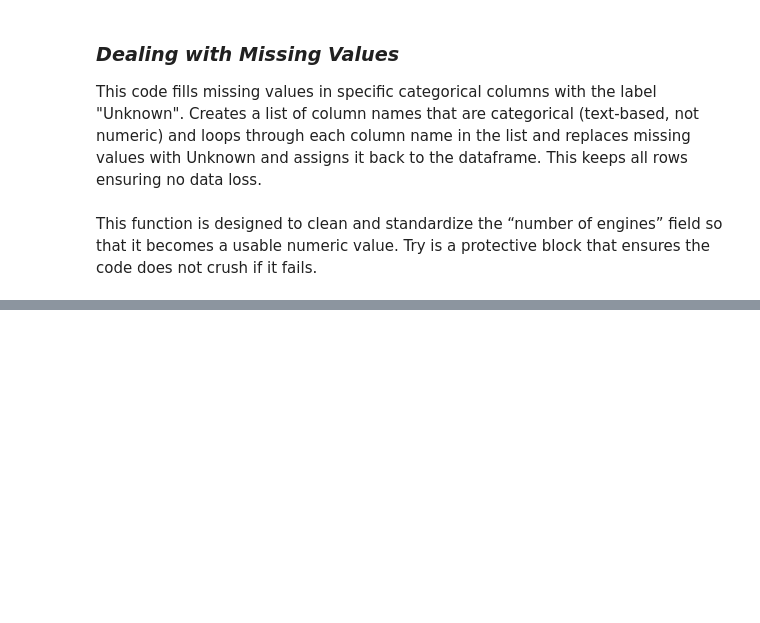
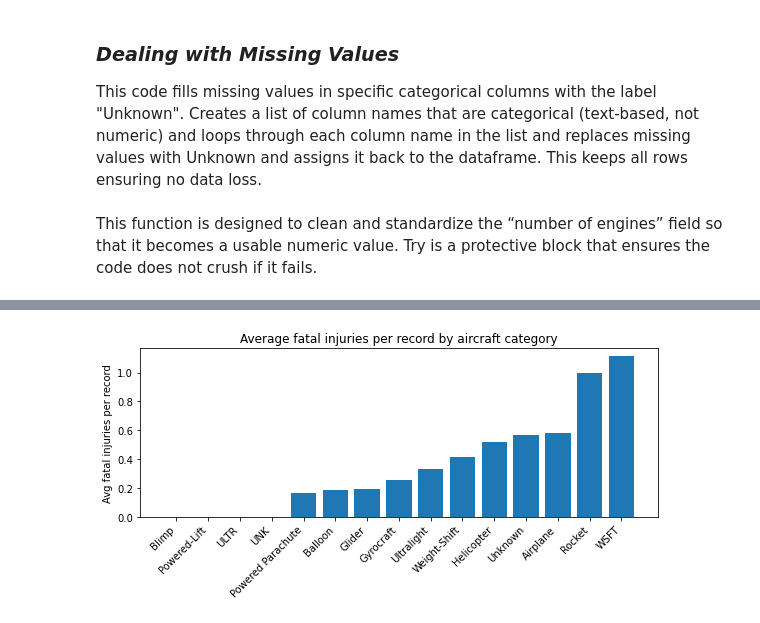
Before and after one commit to Apondi9911/New-Aviation-Fleet-Acquisition-Risk-Analysis, a Jupyter notebook: project1.ipynb, the cells around one changed output, grey strips where cells are left out. Cells and saved outputs as stored; diff of their text form; code cells hidden in the pictures; blank space fills up the shorter version.

```diff
--- a/project1.ipynb
+++ b/project1.ipynb
@@ -124,0 +181,12 @@ engines_count_agg, engines_count_agg_filtered = aggregate_group(df, ["no.of.engi
+# %%
+# Plot C: By aircraft category
+cat = category_agg.sort_values("avg_fatal_per_record")
+plt.figure(figsize=(8,4))
+plt.bar(range(len(cat)), cat["avg_fatal_per_record"])
+plt.xticks(range(len(cat)), cat["Aircraft.Category"], rotation=45, ha="right")
+plt.ylabel("Avg fatal injuries per record")
+plt.title("Average fatal injuries per record by aircraft category")
+plt.tight_layout()
+plt.show()
+# %% [output]
+[figure, added]
```
Also changed, not shown: parts of 5 cells of this notebook.
